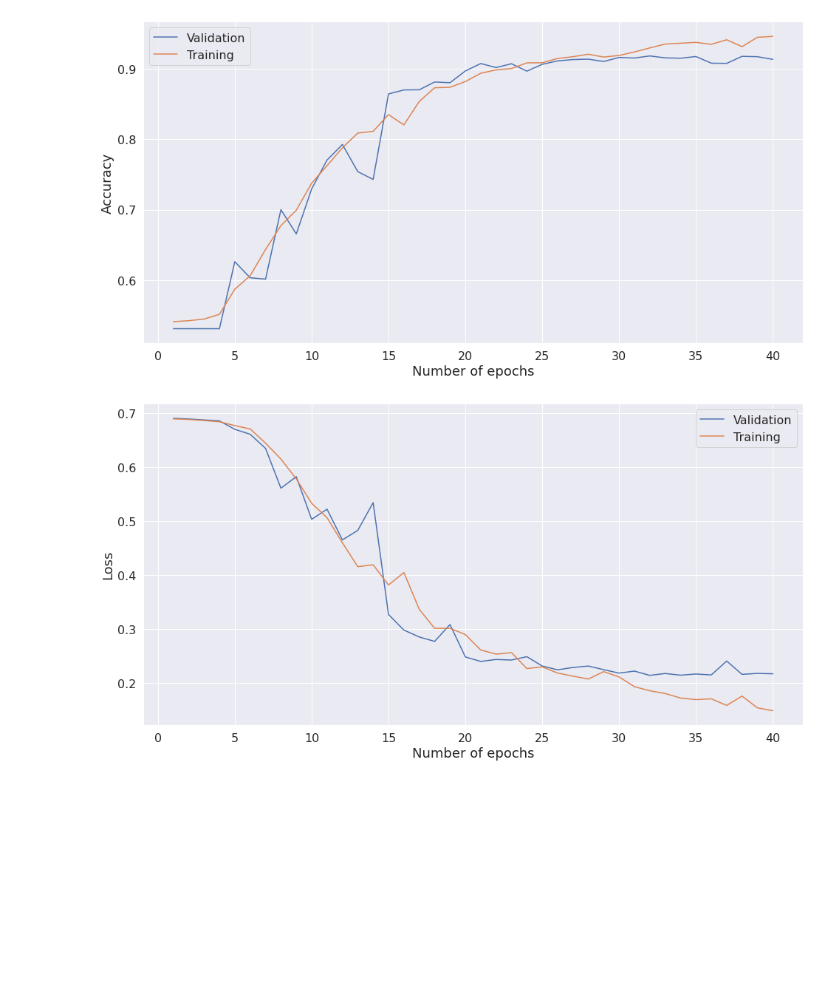
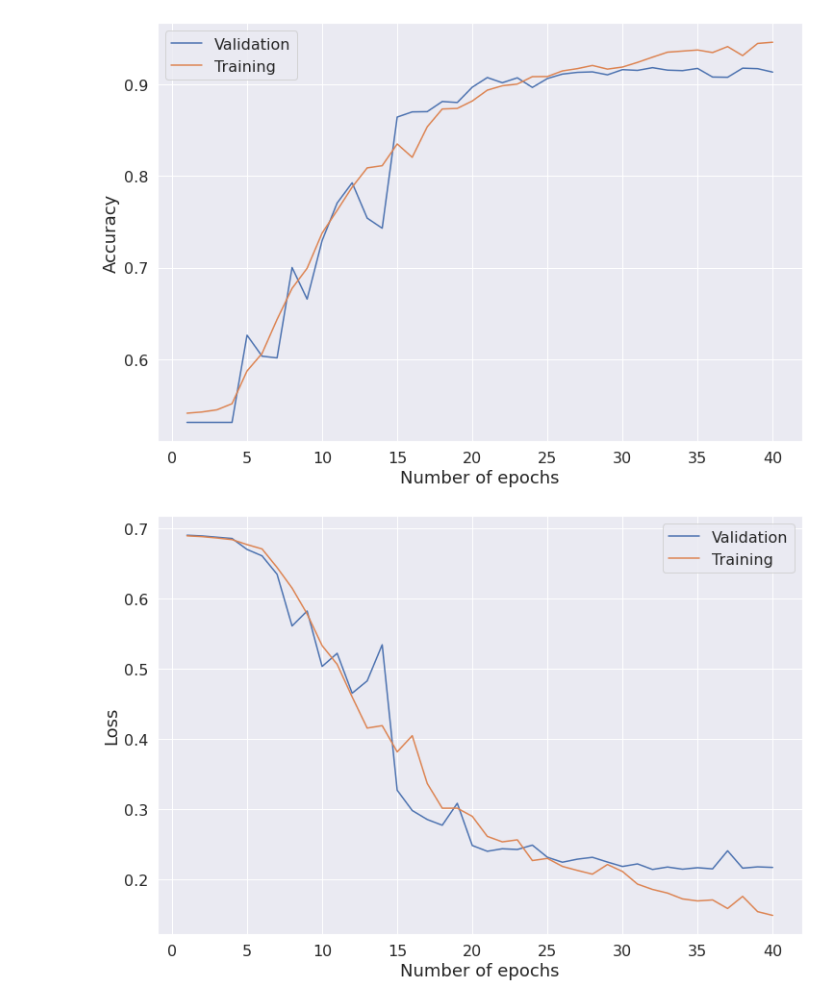
Before and after one commit to habmc/vietnamese-sentiment-analysis, a Jupyter notebook: src/results_graph.ipynb, the cells around one changed output. Drawn from its saved outputs; the diff is of its cells as text; code cells hidden in the pictures; blank space fills up the shorter version.

```diff
--- a/src/results_graph.ipynb
+++ b/src/results_graph.ipynb
@@ -46,17 +46,17 @@ plt.savefig("../fig/ffnn_loss.png")
 # %%
 x = list(range(1, len(lstm["accuracy"])+1))
-plt.figure(figsize=(24, 16))
+plt.figure(figsize=(12, 8))
 plt.plot(x, getKey(lstm, "val_accuracy"), "-", label="Validation")
 plt.plot(x, getKey(lstm, "accuracy"), "-", label="Training")
 plt.legend(loc=0, fontsize=16)
 _ = plt.xlabel("Number of epochs", fontsize=18)
 _ = plt.ylabel("Accuracy", fontsize=18)
 plt.savefig("../fig/lstm_accuracy.png")
 # %% [output]
-[figure, old version]
+[figure, new version]
 # %%
 x = list(range(1, len(lstm["accuracy"])+1))
-plt.figure(figsize=(24, 16))
+plt.figure(figsize=(12, 8))
 plt.plot(x, getKey(lstm, "val_loss"), "-", label="Validation")
 plt.plot(x, getKey(lstm, "loss"), "-", label="Training")
 plt.legend(loc=0, fontsize=16)
@@ -64,5 +64,5 @@ _ = plt.xlabel("Number of epochs", fontsize=18)
 _ = plt.ylabel("Loss", fontsize=18)
 plt.savefig("../fig/lstm_loss.png")
 # %% [output]
-[figure, old version]
+[figure, new version]
 # %%
```
Also changed, not shown: parts of 3 cells of this notebook, 5 other files.
